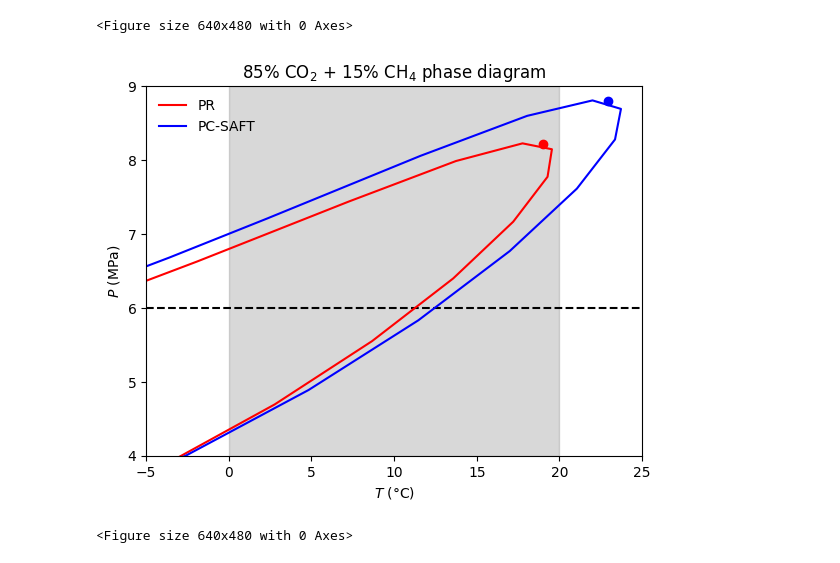
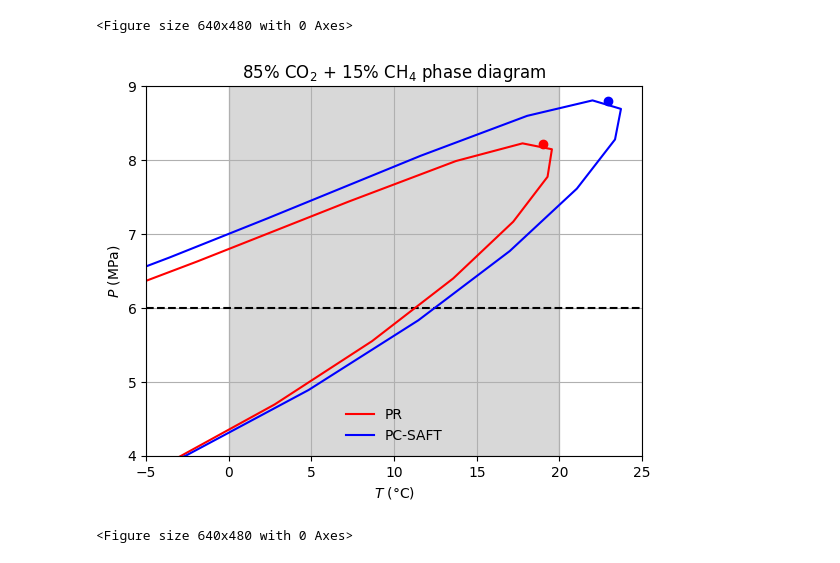
Before and after one commit to MohamedAmineBouguezzoul/Stage-3A, a Jupyter notebook: Aramco/CO2 CH4.ipynb, the cells around one changed output. Drawn from its saved outputs; the diff is of its cells as text; code cells hidden in the pictures.

```diff
--- a/Aramco/CO2 CH4.ipynb
+++ b/Aramco/CO2 CH4.ipynb
@@ -259,33 +259,34 @@ T2 = []
 for i, eos in enumerate(eoss):
     label = eos.get_model_id()
     T, P, v = eos.get_envelope_twophase(1.0e4,
                                         z,
                                         maximum_pressure=1.5e7,
                                         calc_v=True)
     Tc, vc, Pc = eos.critical(z)
     plt.plot(T - 273, P*1.0e-6, color=colors[i], label=label)
     plt.plot([Tc- 273], [Pc*1.0e-6], color=colors[i], marker="o")
     if label == 'PR':
           P1.append(P*1.0e-6)
           T1.append(T-273.15)
     else:
           P2.append(P*1.0e-6)
           T2.append(T-273.15)
 
 plt.ylabel(r"$P$ (MPa)")
 plt.xlabel(r"$T$ (°C)")
 plt.title(str(int(100*x)) + "% CO$_2$ + " + str(int(100-100*x)) + "% CH$_4$ phase diagram")
 
 
 
 
 
 leg = plt.legend(loc="best", numpoints=1, frameon=False)
 plt.xlim(-5,25)
 plt.ylim(4,9)
+plt.grid()
 plt.show()
 plt.clf()
 # %% [output]
-[figure, old version]
+[figure, new version]
 <Figure size 640x480 with 0 Axes>
 # %%
```
Also changed, not shown: parts of 1 cell of this notebook.
